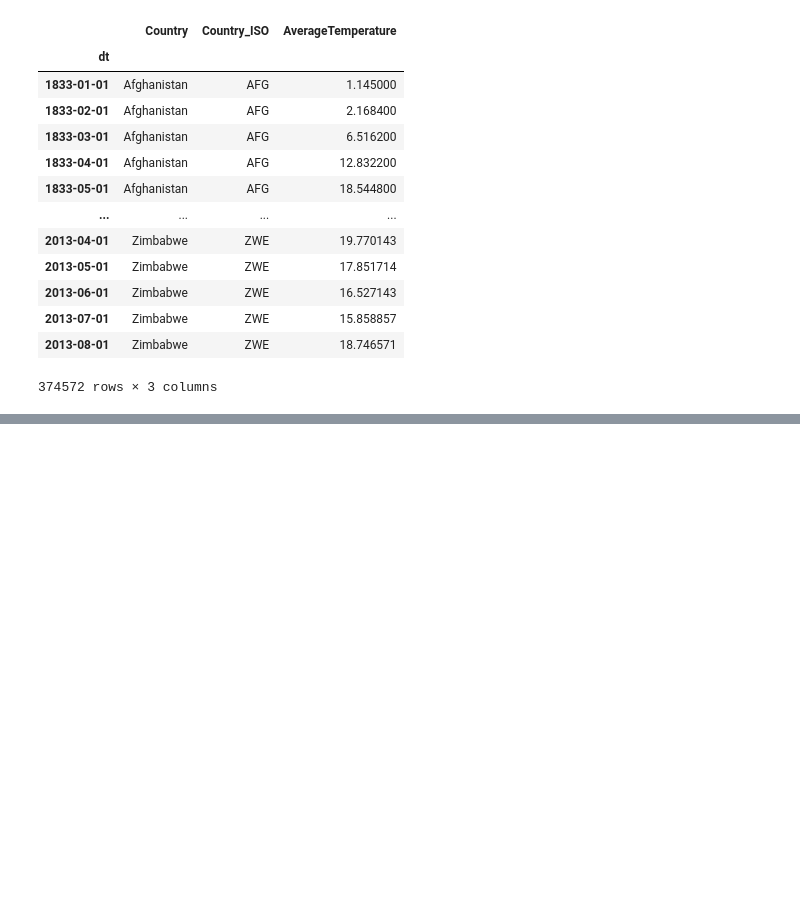
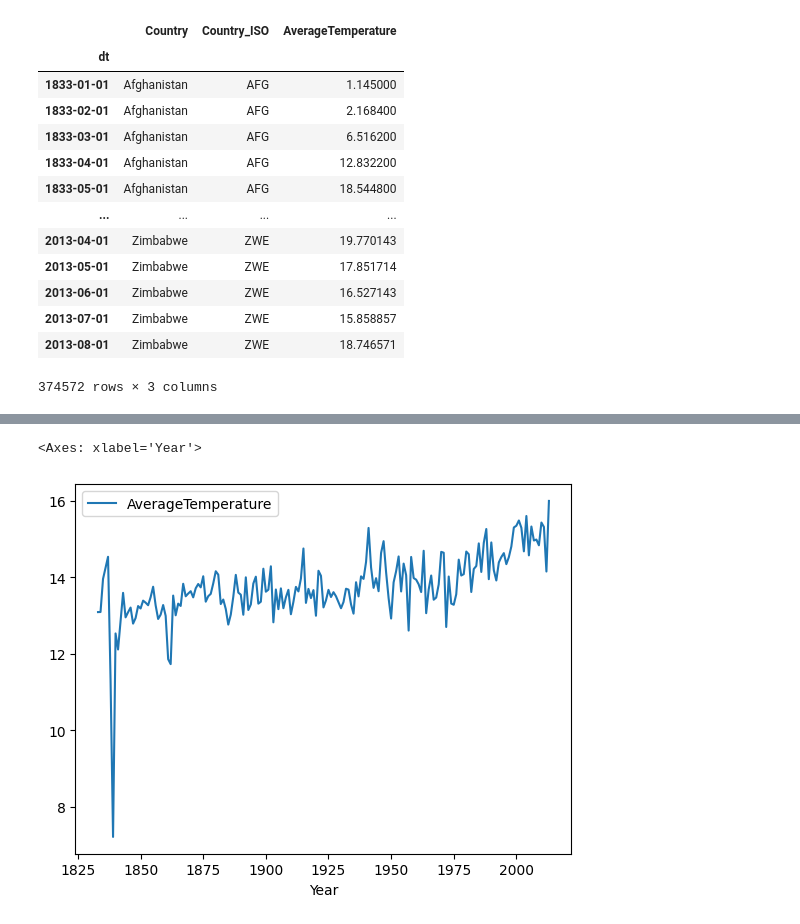
Before and after one commit to CyberStefNef/World_Temperature_Analysis, a Jupyter notebook: arima.ipynb, the cells around one changed output, grey strips where cells are left out. Cells and saved outputs as stored; diff of their text form; code cells hidden in the pictures; blank space fills up the shorter version.

```diff
--- a/arima.ipynb
+++ b/arima.ipynb
@@ -979,0 +440,13 @@ df_country = df_slope.groupby("Country")
+# %%
+# First, group by both 'Country' and year and calculate the mean temperature
+df_country_year = df_slope.groupby(['Country', df_slope.index.year])['AverageTemperature'].mean().reset_index()
+
+# Rename the columns for clarity
+df_country_year.columns = ['Country', 'Year', 'AverageTemperature']
+
+# Now, df_country_year contains the average temperature per year per country
+df_country_year = df_country_year.dropna()
+
+df_country_year = df_country_year.set_index("Year")
+
+df_country_year
@@ -979,0 +468,6 @@ df_country = df_slope.groupby("Country")
+# %%
+new_df_3= df_country_year[df_country_year["Country"]=="Afghanistan"]
+new_df_3.plot()
+# %% [output]
+<Axes: xlabel='Year'>
+[figure, added]
```
Also changed, not shown: parts of 50 cells of this notebook, 6 other files.
